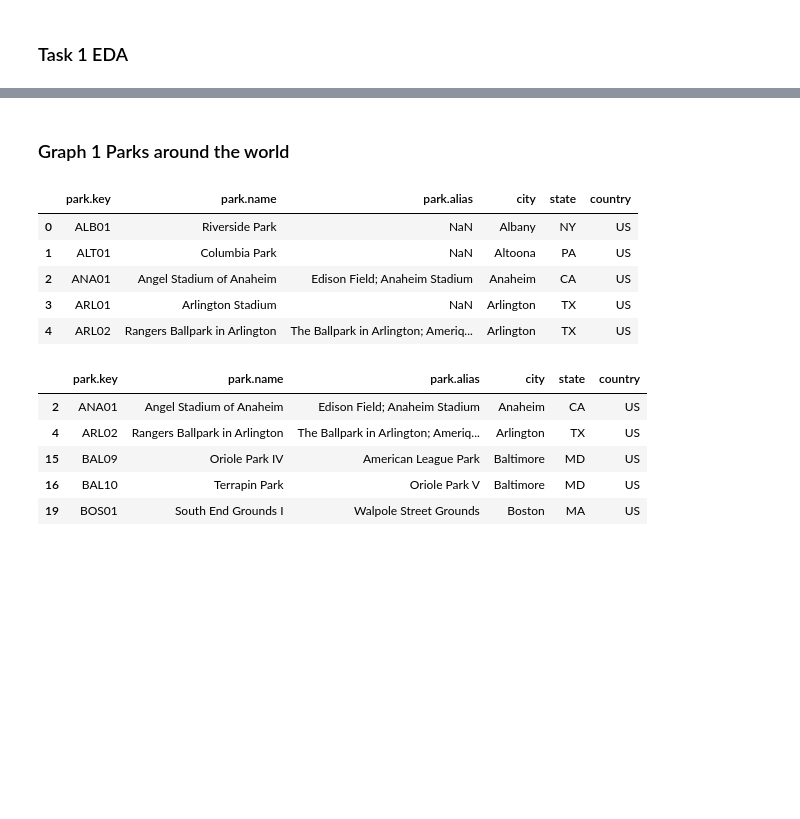
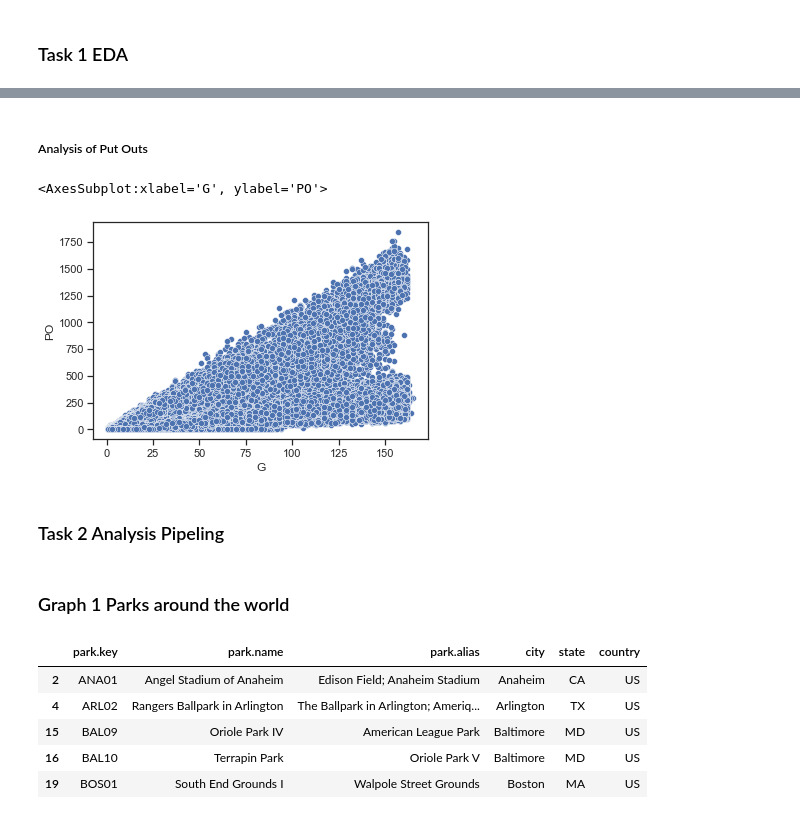
Before and after one commit to data301-2021-winter1/project-group37-project, a Jupyter notebook: notebooks/analysis2.ipynb, the cells around one changed output, grey strips where cells are left out. Cells and saved outputs as stored; diff of their text form; code cells hidden in the pictures; blank space fills up the shorter version.

```diff
--- a/notebooks/analysis2.ipynb
+++ b/notebooks/analysis2.ipynb
@@ -82,15 +178,16 @@ import seaborn as sns #Understanding my variables
+# %% [markdown]
+##### Analysis of Put Outs
+# %%
+sns.scatterplot(data = fielding1, x = "G", y = "PO")
+#Due to too much data it is hard to read but as more games are played mor putouts occur.
+#Ones that are the top of the line would be the higher average players.
+# %% [output]
+<AxesSubplot:xlabel='G', ylabel='PO'>
+[figure, added]
+# %% [markdown]
+### Task 2 Analysis Pipeling
 # %% [markdown]
 ### Graph 1 Parks around the world
-# %%
-parks1 = pd.read_csv("../data/raw/Parks.csv")
-parks1.head()
-# %% [output]
-|  | park.key | park.name | park.alias | city | state | country |
-| 0 | ALB01 | Riverside Park | NaN | Albany | NY | US |
-| 1 | ALT01 | Columbia Park | NaN | Altoona | PA | US |
-| 2 | ANA01 | Angel Stadium of Anaheim | Edison Field; Anaheim Stadium | Anaheim | CA | US |
-| 3 | ARL01 | Arlington Stadium | NaN | Arlington | TX | US |
-| 4 | ARL02 | Rangers Ballpark in Arlington | The Ballpark in Arlington; Ameriq... | Arlington | TX | US |
 # %%
 parks1_clean = (parks1
                 .dropna(axis=0)
```
Also changed, not shown: parts of 23 cells of this notebook, 4 other files.
